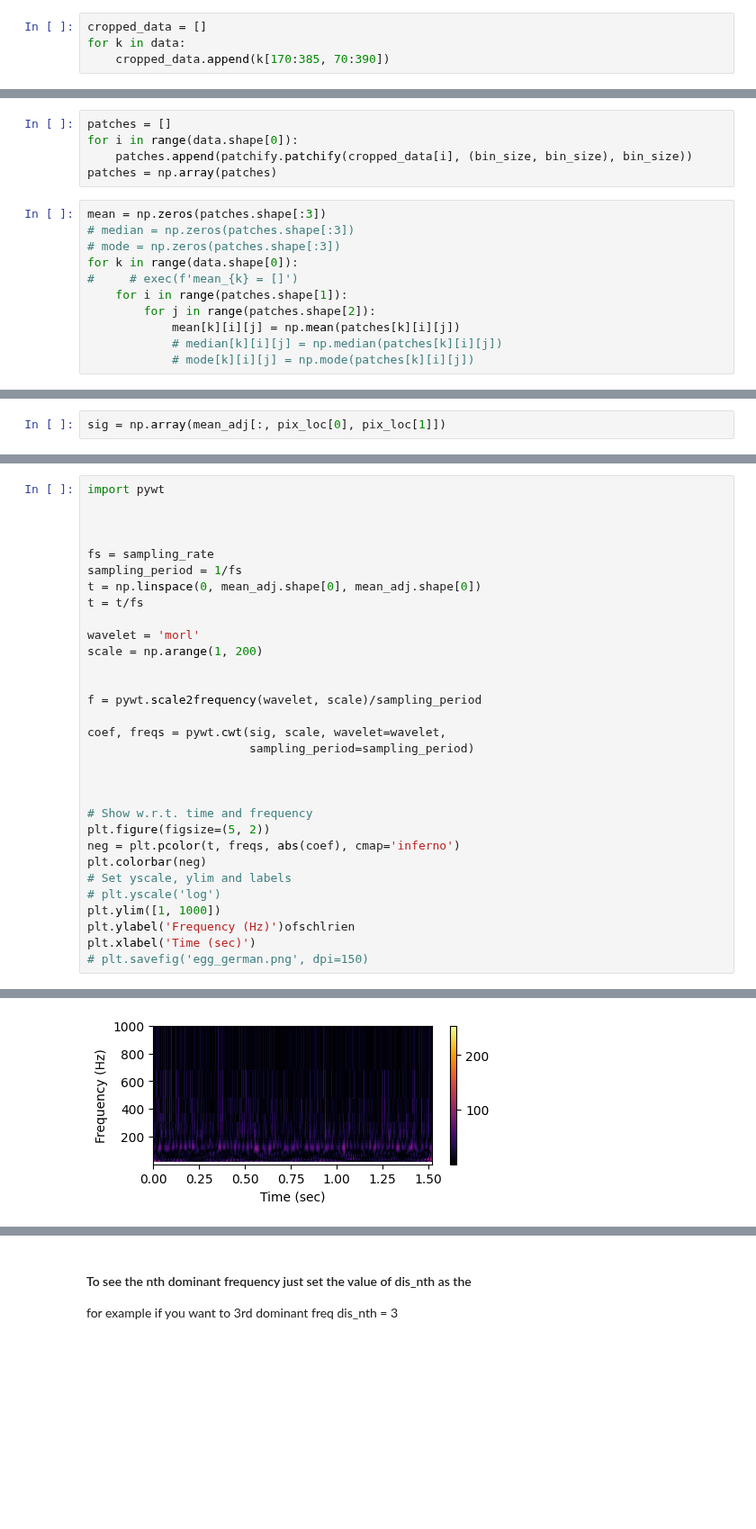
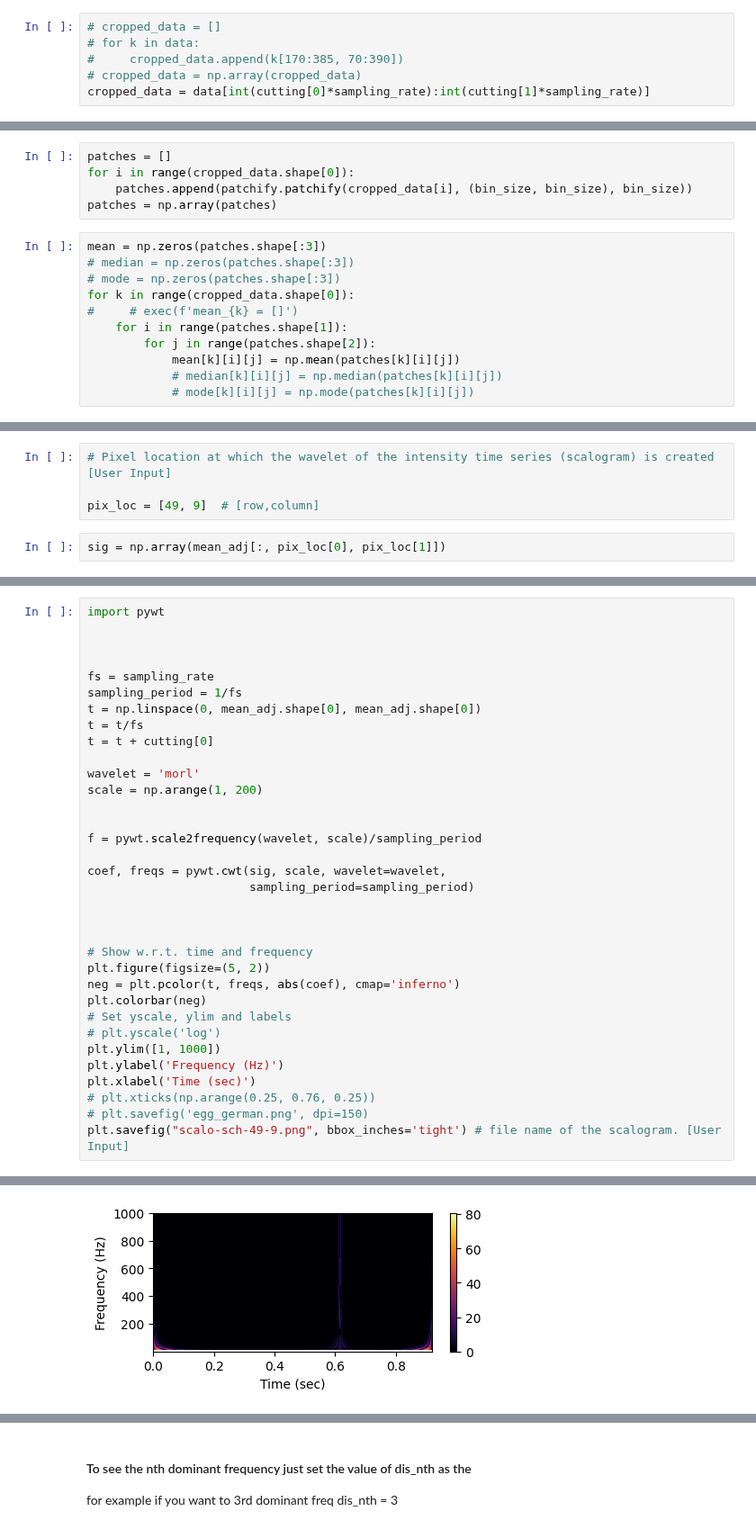
Before and after one commit to CaffineAddic/Wavelet_transforms_in_schlieren_flame_images, a Jupyter notebook: Modueles/Transform_FFT.ipynb, the cells around one changed output, grey strips where cells are left out. Shown at 90% size. Drawn from its saved outputs; the diff is of its cells as text; blank space fills up the shorter version.

```diff
--- a/Modueles/Transform_FFT.ipynb
+++ b/Modueles/Transform_FFT.ipynb
@@ -29,7 +52,9 @@ data = np.load(loc_P04+name+'.npy')
 # %%
-cropped_data = []
-for k in data:
-    cropped_data.append(k[170:385, 70:390])
+# cropped_data = []
+# for k in data:
+#     cropped_data.append(k[170:385, 70:390])
+# cropped_data = np.array(cropped_data)
+cropped_data = data[int(cutting[0]*sampling_rate):int(cutting[1]*sampling_rate)]
 # %%
 peg = plt.imshow(cropped_data[200], cmap='RdBu')
 plt.colorbar(peg)
@@ -39,13 +69,13 @@ plt.colorbar(peg)
 # %%
 patches = []
-for i in range(data.shape[0]):
+for i in range(cropped_data.shape[0]):
     patches.append(patchify.patchify(cropped_data[i], (bin_size, bin_size), bin_size))
 patches = np.array(patches)
 # %%
 mean = np.zeros(patches.shape[:3])
 # median = np.zeros(patches.shape[:3])
 # mode = np.zeros(patches.shape[:3])
-for k in range(data.shape[0]):
+for k in range(cropped_data.shape[0]):
 #     # exec(f'mean_{k} = []')
     for i in range(patches.shape[1]):
         for j in range(patches.shape[2]):
@@ -181,2 +236,6 @@ pix_loc = [15, 33]
+# %%
+# Pixel location at which the wavelet of the intensity time series (scalogram) is created [User Input]
+
+pix_loc = [49, 9]  # [row,column]
 # %%
 sig = np.array(mean_adj[:, pix_loc[0], pix_loc[1]])
@@ -189,6 +250,7 @@ fs = sampling_rate
 sampling_period = 1/fs
 t = np.linspace(0, mean_adj.shape[0], mean_adj.shape[0])
 t = t/fs
+t = t + cutting[0]
 
 wavelet = 'morl'
 scale = np.arange(1, 200)
@@ -208,7 +270,9 @@ plt.colorbar(neg)
 # Set yscale, ylim and labels
 # plt.yscale('log')
 plt.ylim([1, 1000])
-plt.ylabel('Frequency (Hz)')ofschlrien
+plt.ylabel('Frequency (Hz)')
 plt.xlabel('Time (sec)')
+# plt.xticks(np.arange(0.25, 0.76, 0.25))
 # plt.savefig('egg_german.png', dpi=150)
+plt.savefig("scalo-sch-49-9.png", bbox_inches='tight') # file name of the scalogram. [User Input]
 # %% [output]
@@ -216 +279 @@ Text(0.5, 0, 'Time (sec)')
-[figure, old version]
+[figure, new version]
```
Also changed, not shown: parts of 38 cells of this notebook, 3 other files.
